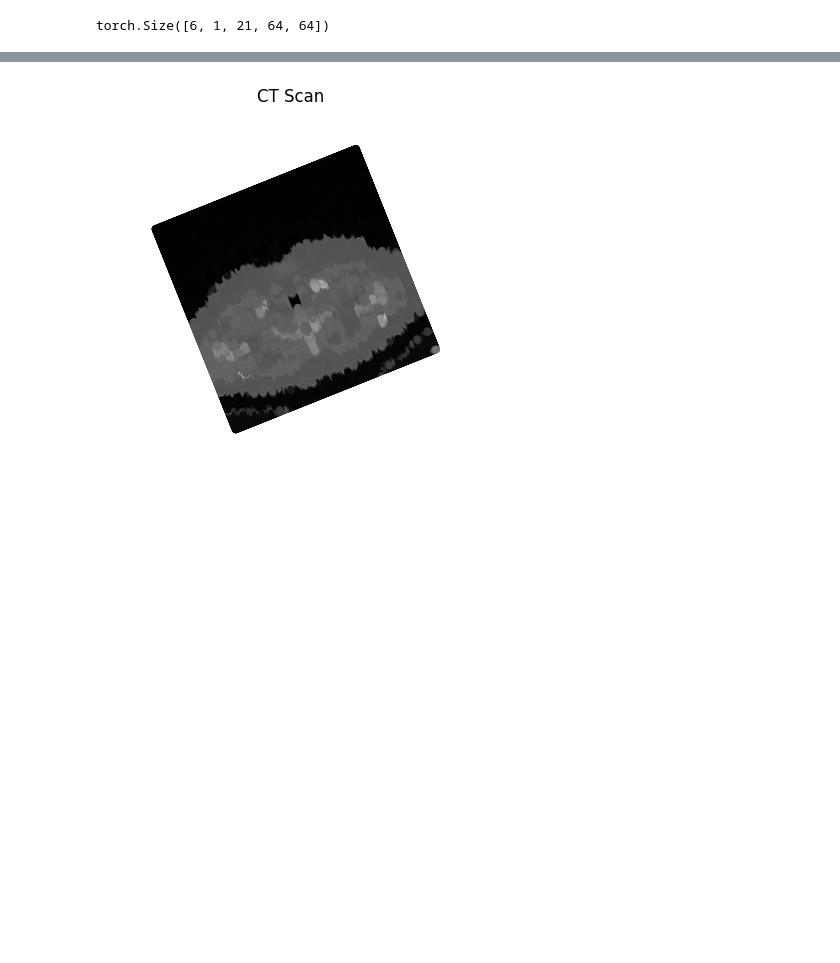
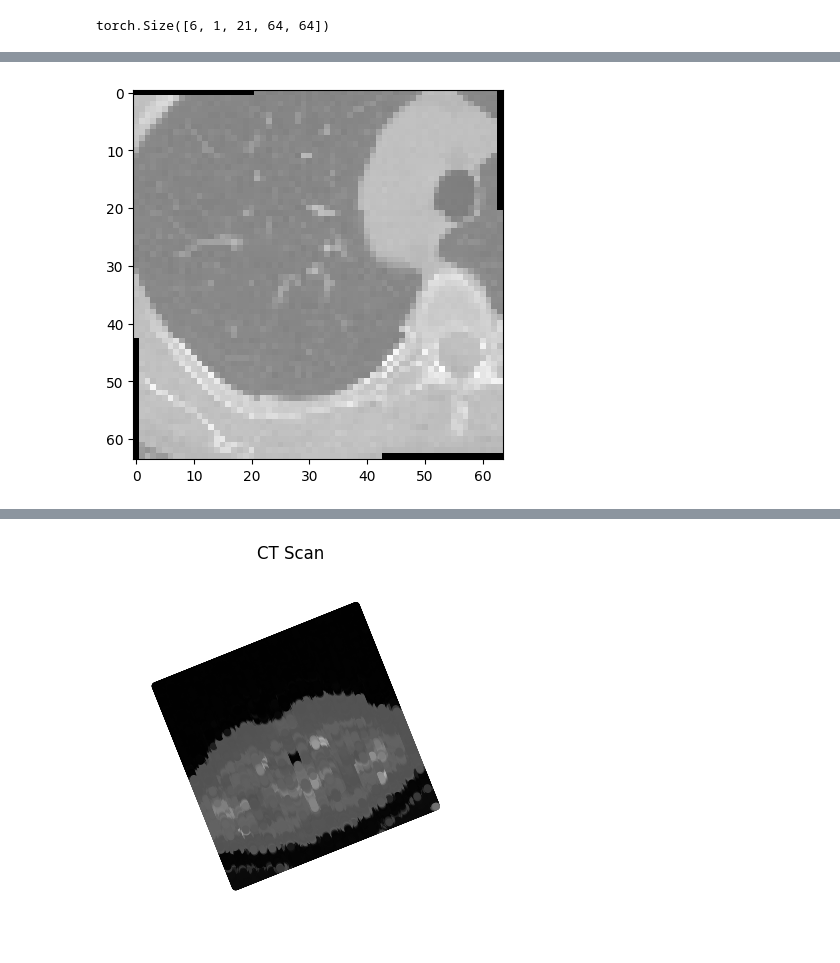
Before and after one commit to AliAfs/SiT_3D, a Jupyter notebook: test_general.ipynb, the cells around one changed output, grey strips where cells are left out. Saved outputs shown, nothing was run; the diff lists cells and outputs as text; code cells hidden in the pictures; blank space fills up the shorter version.

```diff
--- a/test_general.ipynb
+++ b/test_general.ipynb
@@ -114,0 +92,15 @@ data_list[0].shape
+# %%
+import random
+
+class GrayValueMirror:
+    def __init__(self, probability):
+        self.probability = probability
+
+    def __call__(self, tensor):
+        if random.random() < self.probability:
+            min_value = torch.min(tensor)
+            max_value = torch.max(tensor)
+            mirrored_tensor = max_value - tensor + min_value
+            return mirrored_tensor
+        else:
+            return tensor
@@ -114,0 +112,6 @@ data_list[0].shape
+# %%
+gray_value_mirror = GrayValueMirror(probability=0.5)
+# %%
+plot_one_slice(gray_value_mirror(clean_crops[0][0][0, 0, :, :]))
+# %% [output]
+[figure, added]
```
Also changed, not shown: parts of 18 cells of this notebook, 2 other files.
